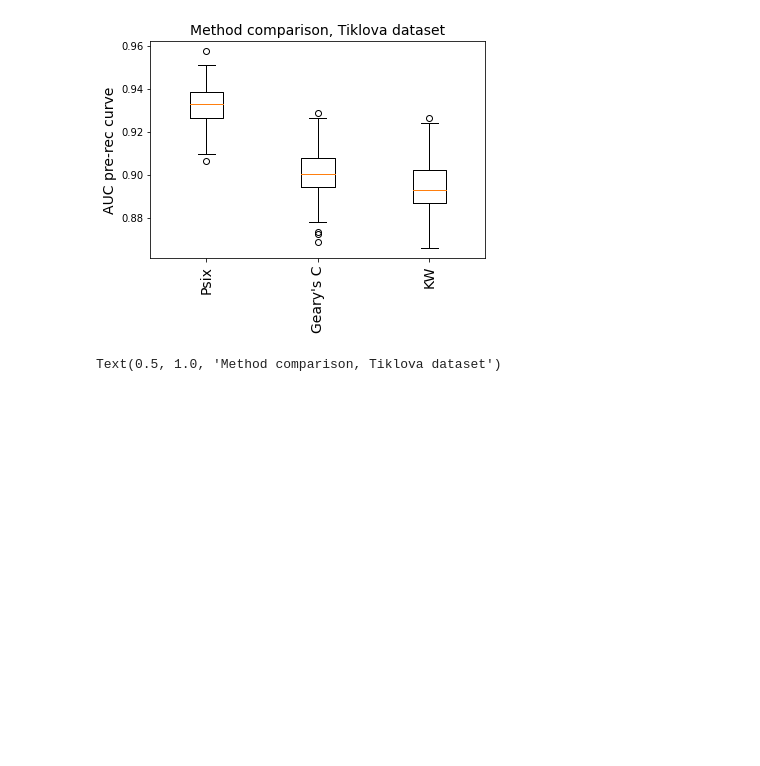
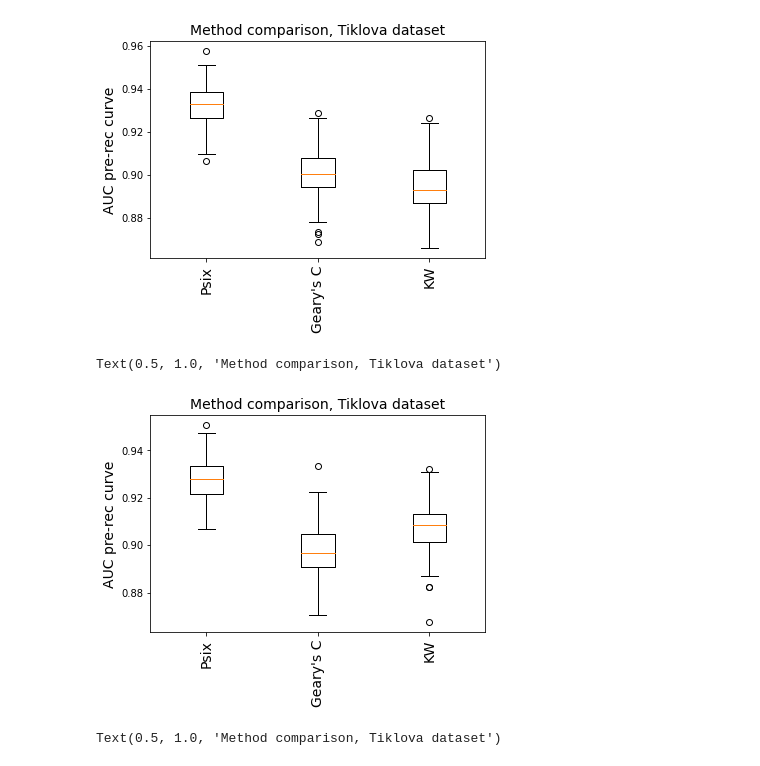
Before and after one commit to lareaulab/analysis_psix, a Jupyter notebook: simulations/simulations_analysis.ipynb, the cells around one changed output. Drawn from its saved outputs; the diff is of its cells as text; code cells hidden in the pictures; blank space fills up the shorter version.

```diff
--- a/simulations/simulations_analysis.ipynb
+++ b/simulations/simulations_analysis.ipynb
@@ -262,6 +327,51 @@ plt.title('Method comparison, Tiklova dataset', fontsize=14)
 # %% [output]
 Text(0.5, 1.0, 'Method comparison, Tiklova dataset')
 [figure]
+# %%
+pos = pd.Index(['gene' + str(i) for i in range(1, 2501)]) & psix_results_05.index
+neg = pd.Index(['gene' + str(i) for i in range(2501, 5001)]) & psix_results_05.index
+
+
+psix_05_auc_ = []
+kw_05_auc_ = []
+gearyc_05_auc_ = []
+
+for i in tqdm(range(200)):
+
+    pos_sample = np.random.choice(pos, int(len(pos)*0.2), replace=False)
+    neg_sample = np.random.choice(neg, int(len(neg)*0.2), replace=False)
+
+    labels = [1]*len(pos_sample) + [0]*len(neg_sample)
+    order = list(pos_sample) + list(neg_sample)
+
+
+    y_ = labels#list(((platonic_psi.max(axis=1) - platonic_psi.min(axis=1)) >= 0.2).astype(int).loc[order])
+
+
+    pre, rec, thres = precision_recall_curve(y_, psix_results_05.loc[order].psix_score)
+    pre_kw, rec_kw, thres_kw = precision_recall_curve(y_, kw_05.loc[order].KW_score)
+    pre_c, rec_c, thres_c = precision_recall_curve(y_, gearyc_05.loc[order].C_score)
+
+    psix_05_auc_.append(auc(rec, pre))
+    kw_05_auc_.append(auc(rec_kw, pre_kw))
+    gearyc_05_auc_.append(auc(rec_c, pre_c))
+
+boxplots = [ psix_05_auc_, gearyc_05_auc_, kw_05_auc_]
+
+
+
+bp = plt.boxplot(boxplots)
+
+
+plt.xticks(np.arange(1, 4),
+           ['Psix', "Geary's C", 'KW'], fontsize=14, rotation=90)
+
+plt.ylabel('AUC pre-rec curve', fontsize=14)
+# plt.xlabel('Method', fontsize=14)
+plt.title('Method comparison, Tiklova dataset', fontsize=14)
+# %% [output]
+Text(0.5, 1.0, 'Method comparison, Tiklova dataset')
+[figure, added]
 # %%
 pos = pd.Index(['gene' + str(i) for i in range(1, 2501)]) & psix_results_01.index
 neg = pd.Index(['gene' + str(i) for i in range(2501, 5001)]) & psix_results_01.index
```
Also changed, not shown: parts of 27 cells of this notebook, 36 other files.
